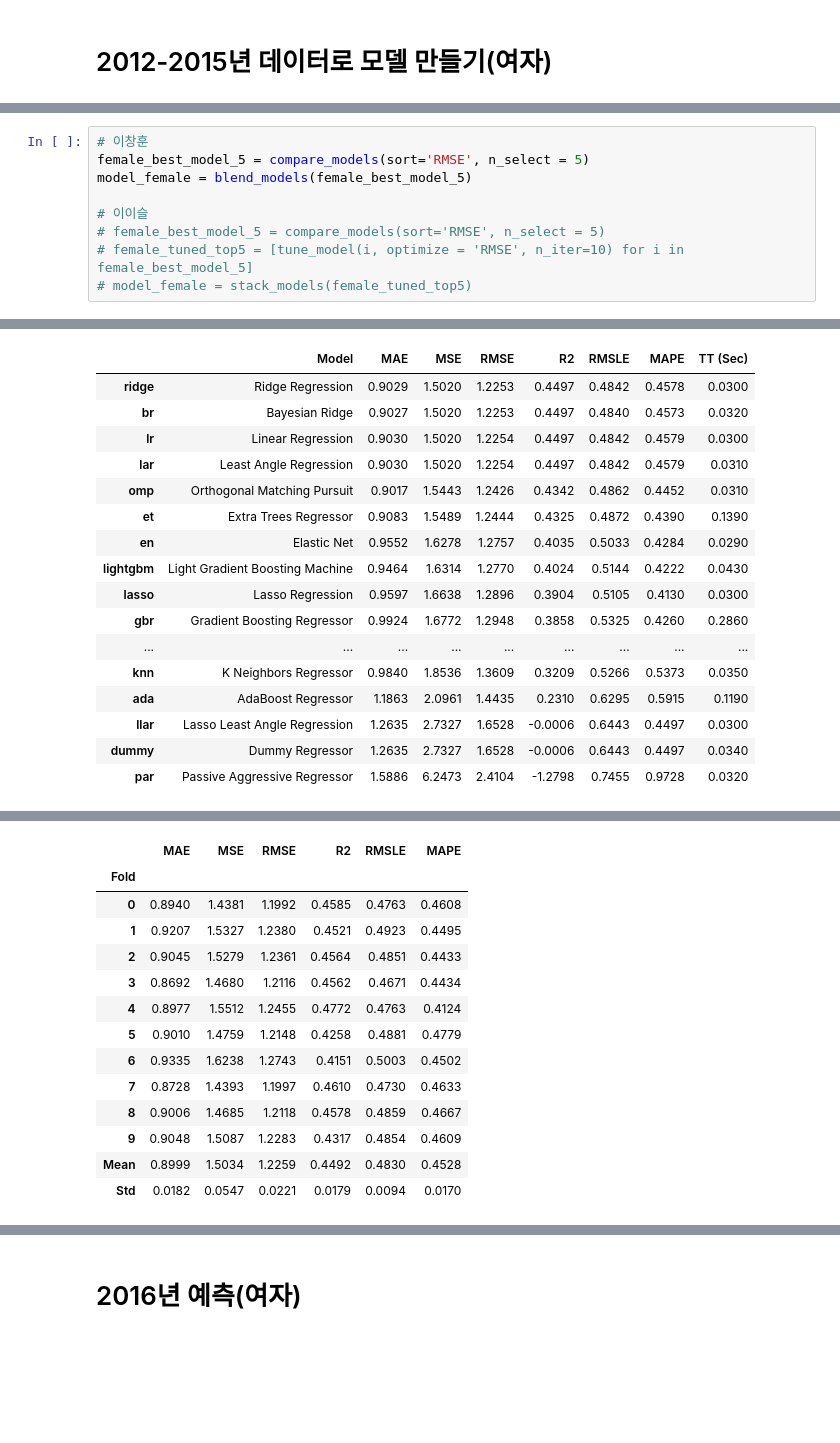
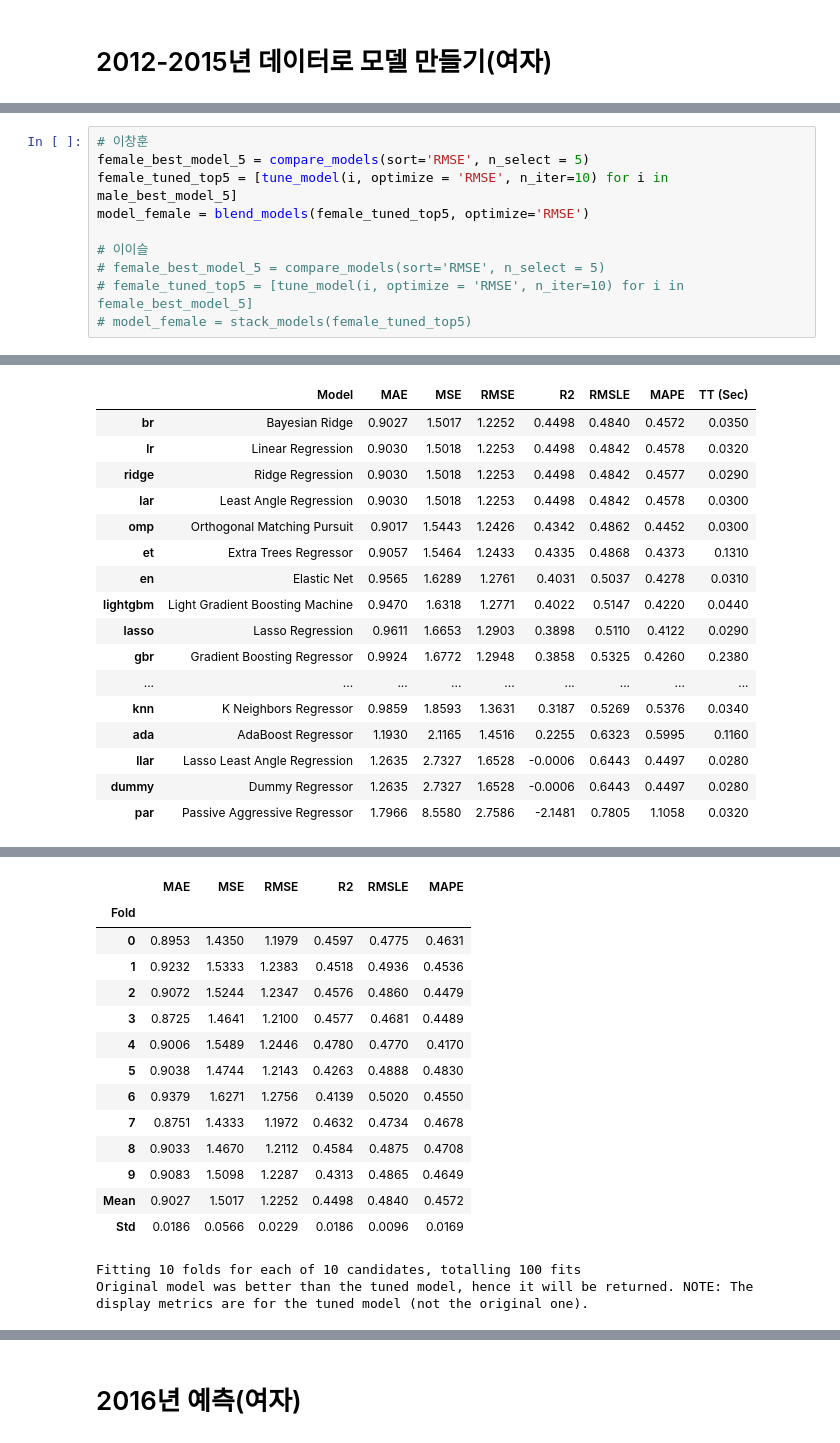
Before and after one commit to leech2193/weather_hospital_sowhat, a Jupyter notebook: 20220802_verification_changhun.ipynb, the cells around one changed output, grey strips where cells are left out. Saved outputs shown, nothing was run; the diff lists cells and outputs as text; blank space fills up the shorter version.

```diff
--- a/20220802_verification_changhun.ipynb
+++ b/20220802_verification_changhun.ipynb
@@ -320,43 +322,46 @@ female_data_s = setup(female_data, target = 'frequency', session_id=123, categor
 # %%
 # 이창훈
 female_best_model_5 = compare_models(sort='RMSE', n_select = 5)
-model_female = blend_models(female_best_model_5)
+female_tuned_top5 = [tune_model(i, optimize = 'RMSE', n_iter=10) for i in male_best_model_5]
+model_female = blend_models(female_tuned_top5, optimize='RMSE')
 
 # 이이슬
 # female_best_model_5 = compare_models(sort='RMSE', n_select = 5)
 # female_tuned_top5 = [tune_model(i, optimize = 'RMSE', n_iter=10) for i in female_best_model_5]
 # model_female = stack_models(female_tuned_top5)
 # %% [output]
 [interactive output not drawn]
 |  | Model | MAE | MSE | RMSE | R2 | RMSLE | MAPE | TT (Sec) |
-| ridge | Ridge Regression | 0.9029 | 1.5020 | 1.2253 | 0.4497 | 0.4842 | 0.4578 | 0.0300 |
-| br | Bayesian Ridge | 0.9027 | 1.5020 | 1.2253 | 0.4497 | 0.4840 | 0.4573 | 0.0320 |
-| lr | Linear Regression | 0.9030 | 1.5020 | 1.2254 | 0.4497 | 0.4842 | 0.4579 | 0.0300 |
-| lar | Least Angle Regression | 0.9030 | 1.5020 | 1.2254 | 0.4497 | 0.4842 | 0.4579 | 0.0310 |
-| omp | Orthogonal Matching Pursuit | 0.9017 | 1.5443 | 1.2426 | 0.4342 | 0.4862 | 0.4452 | 0.0310 |
-| et | Extra Trees Regressor | 0.9083 | 1.5489 | 1.2444 | 0.4325 | 0.4872 | 0.4390 | 0.1390 |
-| en | Elastic Net | 0.9552 | 1.6278 | 1.2757 | 0.4035 | 0.5033 | 0.4284 | 0.0290 |
-| lightgbm | Light Gradient Boosting Machine | 0.9464 | 1.6314 | 1.2770 | 0.4024 | 0.5144 | 0.4222 | 0.0430 |
-| lasso | Lasso Regression | 0.9597 | 1.6638 | 1.2896 | 0.3904 | 0.5105 | 0.4130 | 0.0300 |
-| gbr | Gradient Boosting Regressor | 0.9924 | 1.6772 | 1.2948 | 0.3858 | 0.5325 | 0.4260 | 0.2860 |
+| br | Bayesian Ridge | 0.9027 | 1.5017 | 1.2252 | 0.4498 | 0.4840 | 0.4572 | 0.0350 |
+| lr | Linear Regression | 0.9030 | 1.5018 | 1.2253 | 0.4498 | 0.4842 | 0.4578 | 0.0320 |
+| ridge | Ridge Regression | 0.9030 | 1.5018 | 1.2253 | 0.4498 | 0.4842 | 0.4577 | 0.0290 |
+| lar | Least Angle Regression | 0.9030 | 1.5018 | 1.2253 | 0.4498 | 0.4842 | 0.4578 | 0.0300 |
+| omp | Orthogonal Matching Pursuit | 0.9017 | 1.5443 | 1.2426 | 0.4342 | 0.4862 | 0.4452 | 0.0300 |
+| et | Extra Trees Regressor | 0.9057 | 1.5464 | 1.2433 | 0.4335 | 0.4868 | 0.4373 | 0.1310 |
+| en | Elastic Net | 0.9565 | 1.6289 | 1.2761 | 0.4031 | 0.5037 | 0.4278 | 0.0310 |
+| lightgbm | Light Gradient Boosting Machine | 0.9470 | 1.6318 | 1.2771 | 0.4022 | 0.5147 | 0.4220 | 0.0440 |
+| lasso | Lasso Regression | 0.9611 | 1.6653 | 1.2903 | 0.3898 | 0.5110 | 0.4122 | 0.0290 |
+| gbr | Gradient Boosting Regressor | 0.9924 | 1.6772 | 1.2948 | 0.3858 | 0.5325 | 0.4260 | 0.2380 |
 | ... | ... | ... | ... | ... | ... | ... | ... | ... |
-| knn | K Neighbors Regressor | 0.9840 | 1.8536 | 1.3609 | 0.3209 | 0.5266 | 0.5373 | 0.0350 |
-| ada | AdaBoost Regressor | 1.1863 | 2.0961 | 1.4435 | 0.2310 | 0.6295 | 0.5915 | 0.1190 |
-| llar | Lasso Least Angle Regression | 1.2635 | 2.7327 | 1.6528 | -0.0006 | 0.6443 | 0.4497 | 0.0300 |
-| dummy | Dummy Regressor | 1.2635 | 2.7327 | 1.6528 | -0.0006 | 0.6443 | 0.4497 | 0.0340 |
-| par | Passive Aggressive Regressor | 1.5886 | 6.2473 | 2.4104 | -1.2798 | 0.7455 | 0.9728 | 0.0320 |
+| knn | K Neighbors Regressor | 0.9859 | 1.8593 | 1.3631 | 0.3187 | 0.5269 | 0.5376 | 0.0340 |
+| ada | AdaBoost Regressor | 1.1930 | 2.1165 | 1.4516 | 0.2255 | 0.6323 | 0.5995 | 0.1160 |
+| llar | Lasso Least Angle Regression | 1.2635 | 2.7327 | 1.6528 | -0.0006 | 0.6443 | 0.4497 | 0.0280 |
+| dummy | Dummy Regressor | 1.2635 | 2.7327 | 1.6528 | -0.0006 | 0.6443 | 0.4497 | 0.0280 |
+| par | Passive Aggressive Regressor | 1.7966 | 8.5580 | 2.7586 | -2.1481 | 0.7805 | 1.1058 | 0.0320 |
 [interactive output not drawn]
 |  | MAE | MSE | RMSE | R2 | RMSLE | MAPE |
 | Fold |  |  |  |  |  |  |
-| 0 | 0.8940 | 1.4381 | 1.1992 | 0.4585 | 0.4763 | 0.4608 |
-| 1 | 0.9207 | 1.5327 | 1.2380 | 0.4521 | 0.4923 | 0.4495 |
-| 2 | 0.9045 | 1.5279 | 1.2361 | 0.4564 | 0.4851 | 0.4433 |
-| 3 | 0.8692 | 1.4680 | 1.2116 | 0.4562 | 0.4671 | 0.4434 |
-| 4 | 0.8977 | 1.5512 | 1.2455 | 0.4772 | 0.4763 | 0.4124 |
-| 5 | 0.9010 | 1.4759 | 1.2148 | 0.4258 | 0.4881 | 0.4779 |
-| 6 | 0.9335 | 1.6238 | 1.2743 | 0.4151 | 0.5003 | 0.4502 |
-| 7 | 0.8728 | 1.4393 | 1.1997 | 0.4610 | 0.4730 | 0.4633 |
-| 8 | 0.9006 | 1.4685 | 1.2118 | 0.4578 | 0.4859 | 0.4667 |
-| 9 | 0.9048 | 1.5087 | 1.2283 | 0.4317 | 0.4854 | 0.4609 |
-| Mean | 0.8999 | 1.5034 | 1.2259 | 0.4492 | 0.4830 | 0.4528 |
-| Std | 0.0182 | 0.0547 | 0.0221 | 0.0179 | 0.0094 | 0.0170 |
+| 0 | 0.8953 | 1.4350 | 1.1979 | 0.4597 | 0.4775 | 0.4631 |
+| 1 | 0.9232 | 1.5333 | 1.2383 | 0.4518 | 0.4936 | 0.4536 |
+| 2 | 0.9072 | 1.5244 | 1.2347 | 0.4576 | 0.4860 | 0.4479 |
+| 3 | 0.8725 | 1.4641 | 1.2100 | 0.4577 | 0.4681 | 0.4489 |
+| 4 | 0.9006 | 1.5489 | 1.2446 | 0.4780 | 0.4770 | 0.4170 |
+| 5 | 0.9038 | 1.4744 | 1.2143 | 0.4263 | 0.4888 | 0.4830 |
+| 6 | 0.9379 | 1.6271 | 1.2756 | 0.4139 | 0.5020 | 0.4550 |
+| 7 | 0.8751 | 1.4333 | 1.1972 | 0.4632 | 0.4734 | 0.4678 |
+| 8 | 0.9033 | 1.4670 | 1.2112 | 0.4584 | 0.4875 | 0.4708 |
+| 9 | 0.9083 | 1.5098 | 1.2287 | 0.4313 | 0.4865 | 0.4649 |
+| Mean | 0.9027 | 1.5017 | 1.2252 | 0.4498 | 0.4840 | 0.4572 |
+| Std | 0.0186 | 0.0566 | 0.0229 | 0.0186 | 0.0096 | 0.0169 |
+Fitting 10 folds for each of 10 candidates, totalling 100 fits
+Original model was better than the tuned model, hence it will be returned. NOTE: The display metrics are for the tuned model (not the original one).
```
Also changed, not shown: parts of 38 cells of this notebook.
